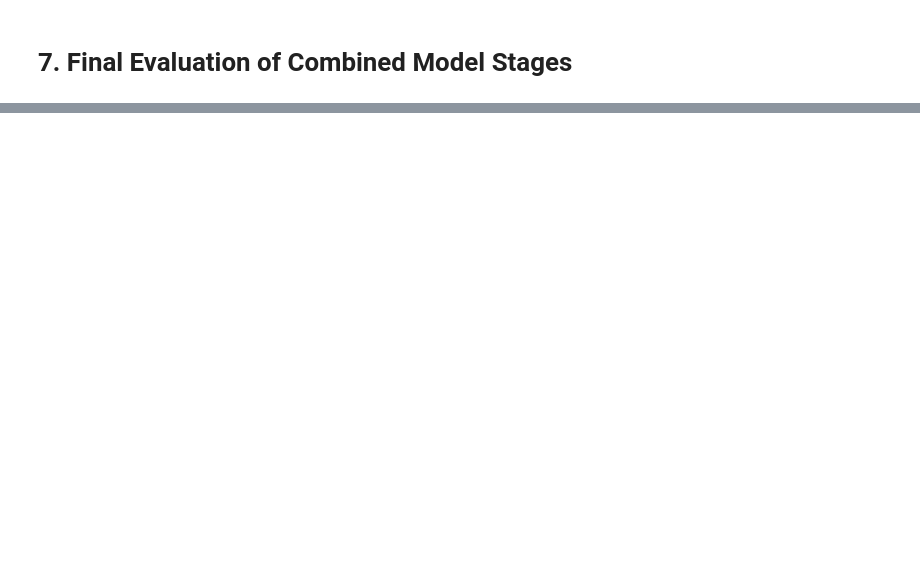
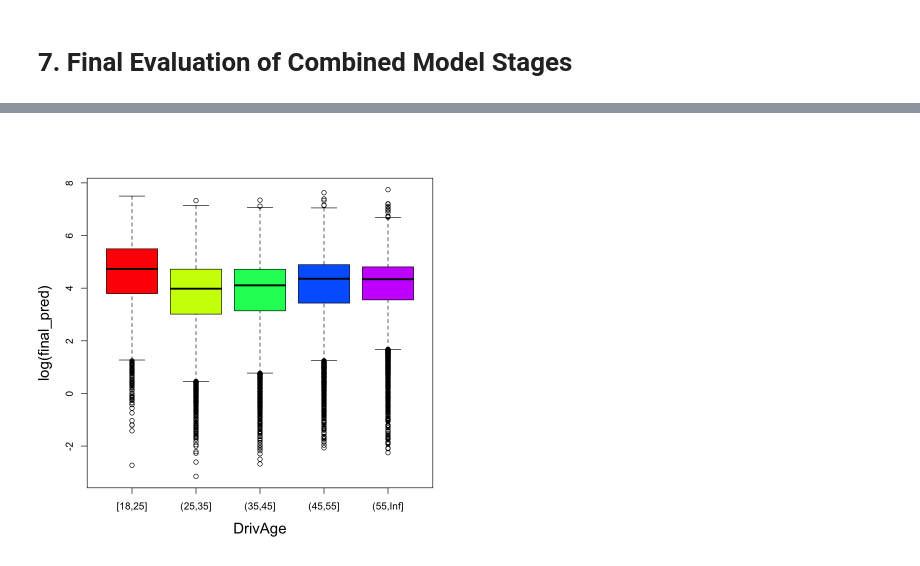
Before and after one commit to bradleyrudbek/pkwinsur_pub, a Jupyter notebook: notebooks/Model-Training.ipynb, the cells around one changed output, grey strips where cells are left out. Saved outputs shown, nothing was run; the diff lists cells and outputs as text; code cells hidden in the pictures; blank space fills up the shorter version.

```diff
--- a/notebooks/Model-Training.ipynb
+++ b/notebooks/Model-Training.ipynb
@@ -409,0 +416,4 @@ lines(spl1, col = 'blue', lwd = 3)
+# %%
+boxplot(log(m2_valid$final_pred) ~ m2_valid$DrivAge,  ylab = 'log(final_pred)', xlab = 'DrivAge', col = rainbow(5), cex.lab = 1.5)
+# %% [output]
+[figure, added]
```
Also changed, not shown: parts of 18 cells of this notebook, 5 other files.
